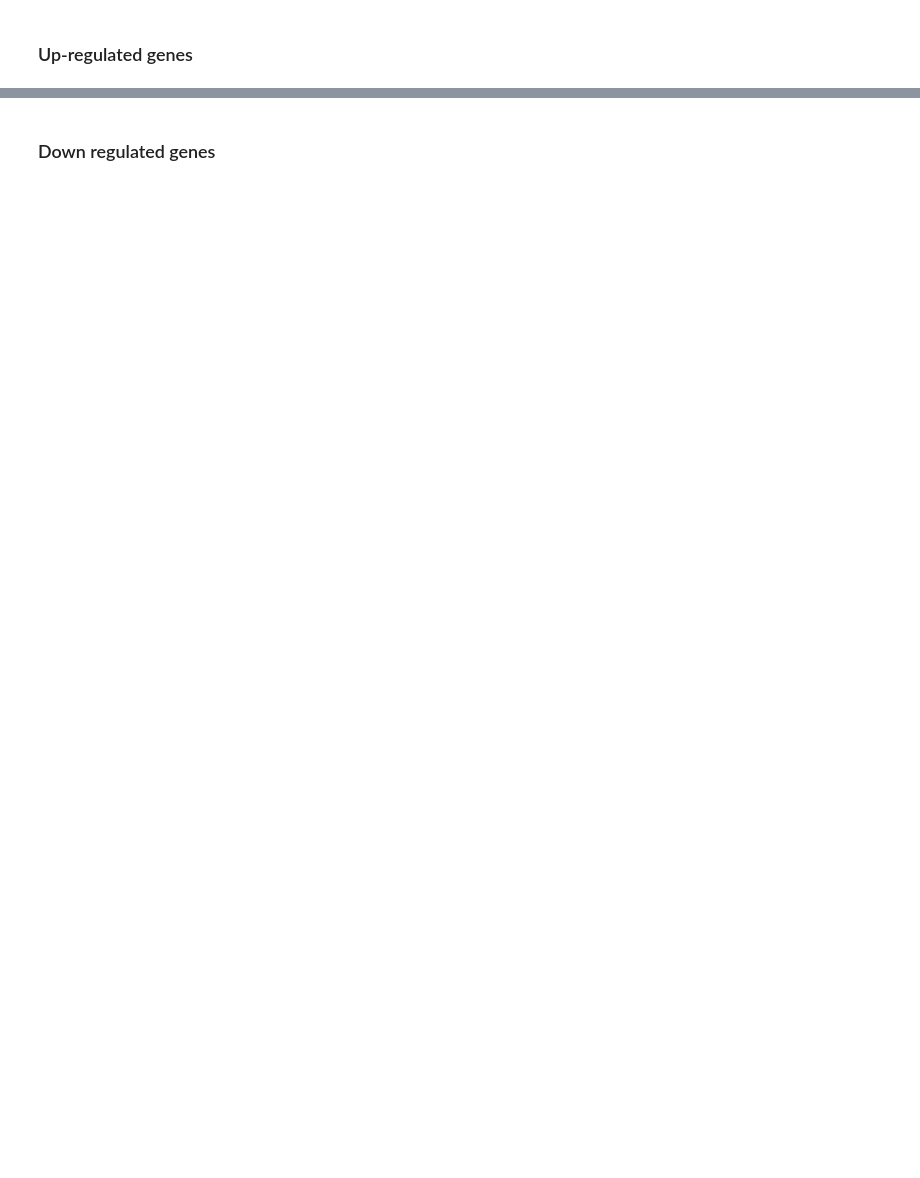
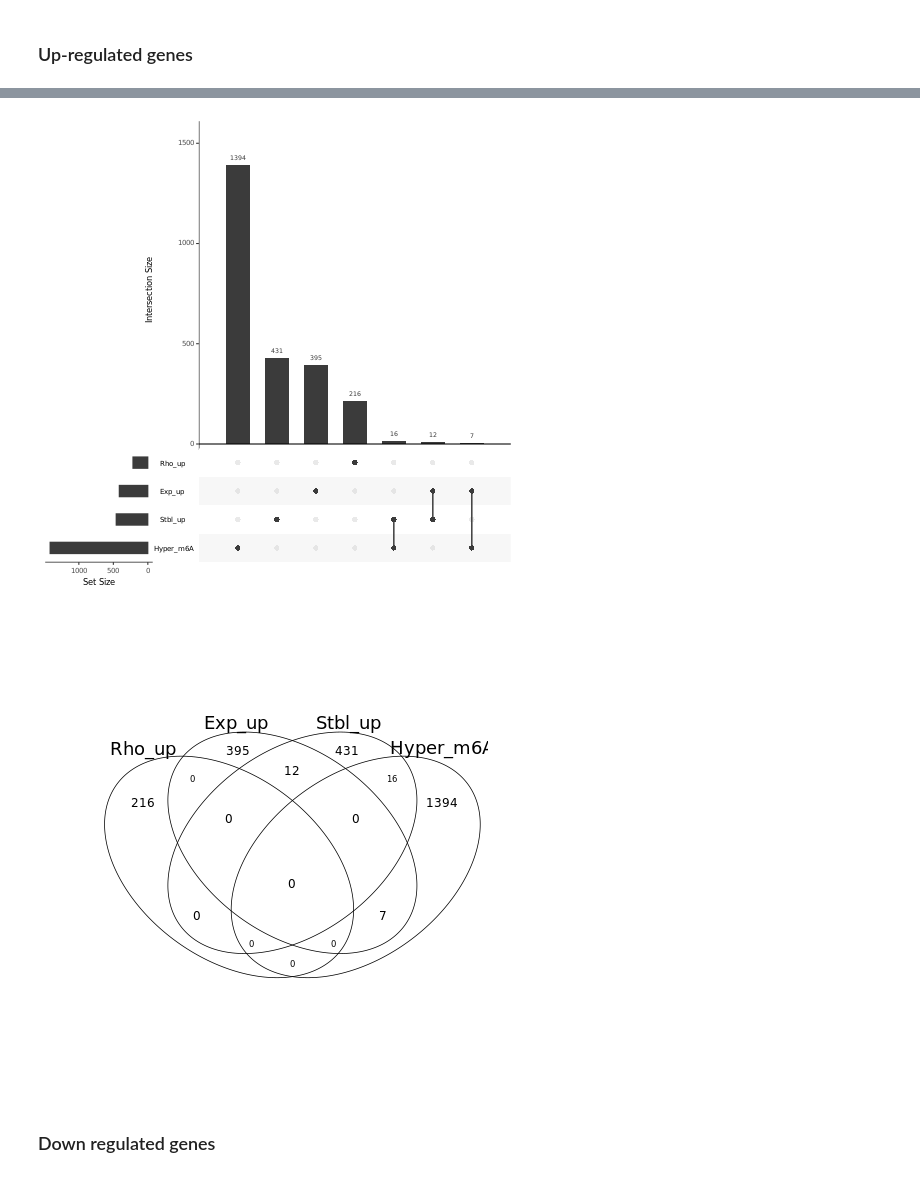
Before and after one commit to goodarzilab/Abe, a Jupyter notebook: Gilbertlab/Decitabine_treatment/combined_analysis-intersectional-genes.ipynb, the cells around one changed output, grey strips where cells are left out. Drawn from its saved outputs; the diff is of its cells as text; code cells hidden in the pictures; blank space fills up the shorter version.

```diff
--- a/Gilbertlab/Decitabine_treatment/combined_analysis-intersectional-genes.ipynb
+++ b/Gilbertlab/Decitabine_treatment/combined_analysis-intersectional-genes.ipynb
@@ -322,9 +326,11 @@ down: (14, 13)
 # %%
 Top['Rho'] = {}
 
-sc_thr = 0.1
-pv_thr = 0.05
+sc_thr = 0.05
+pv_thr = 0.5
 
 Top['Rho']['threshold'] = [['sc_thr',sc_thr],['pv_thr',pv_thr]]
-Top['Rho']['up'], Top['Rho']['down']  = find_top(Data['hl60']['rho'], 'rho score', sc_thr,'Mann-Whitney p-value', pv_thr)
+Top['Rho']['up'], Top['Rho']['down']  = find_top(
+    Data['hl60']['rho'],
+    'rho score', sc_thr,'Mann-Whitney p-value', pv_thr)
 # %% [output]
@@ -466,2 +380,26 @@ iter_venn(
+# %%
+%%R
+intersect_plot <- function(Vecs){
+    intersection <- Reduce(intersect,Vecs)
+    SET = upset(fromList(Vecs), order.by = "freq")
+    print (SET)
+
+    VEN = venn (Vecs)
+
+    return(intersection)
+}
+# %%
+%%R -i Exp_up,Stbl_up,TE_up,Rho_up,Hyper_m6A
+Vecs <- list(
+    Rho_up=unlist(Rho_up),
+#     TE_up=unlist(TE_up),
+    Exp_up=unlist(Exp_up),
+    Stbl_up=unlist(Stbl_up), Hyper_m6A=unlist(Hyper_m6A)
+)
+
+up = intersect_plot(Vecs)
+# %% [output]
+[figure, added]
+[figure, added]
 # %% [markdown]
 ### Down regulated genes
```
Also changed, not shown: parts of 39 cells of this notebook.
